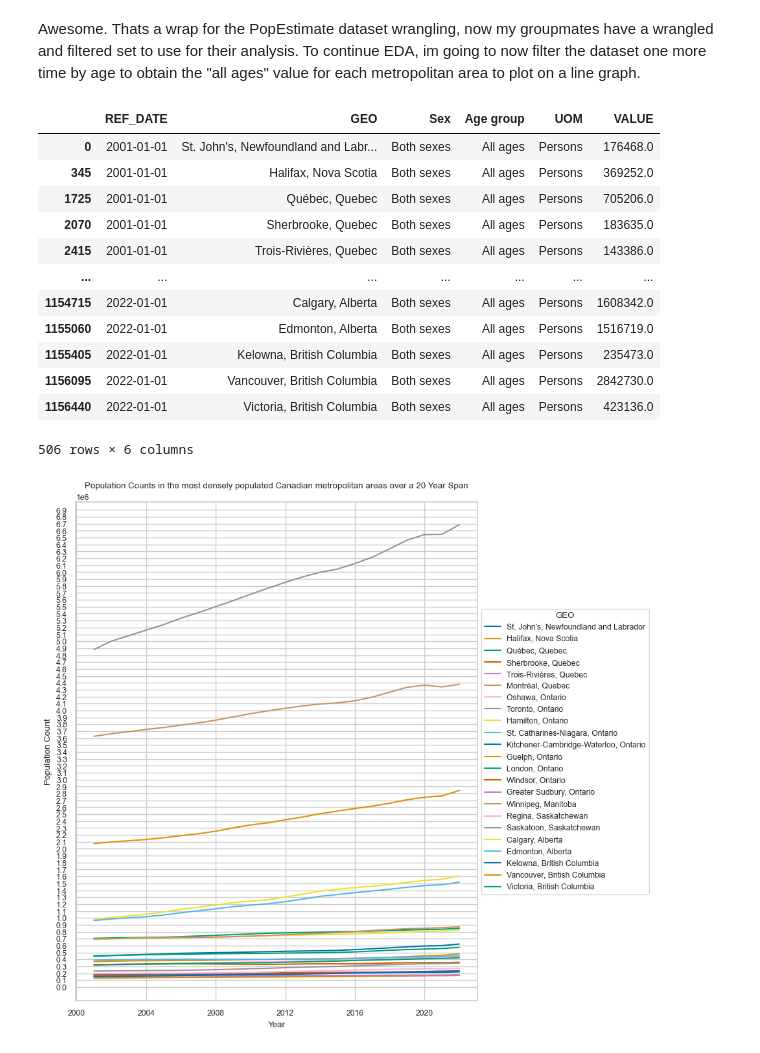
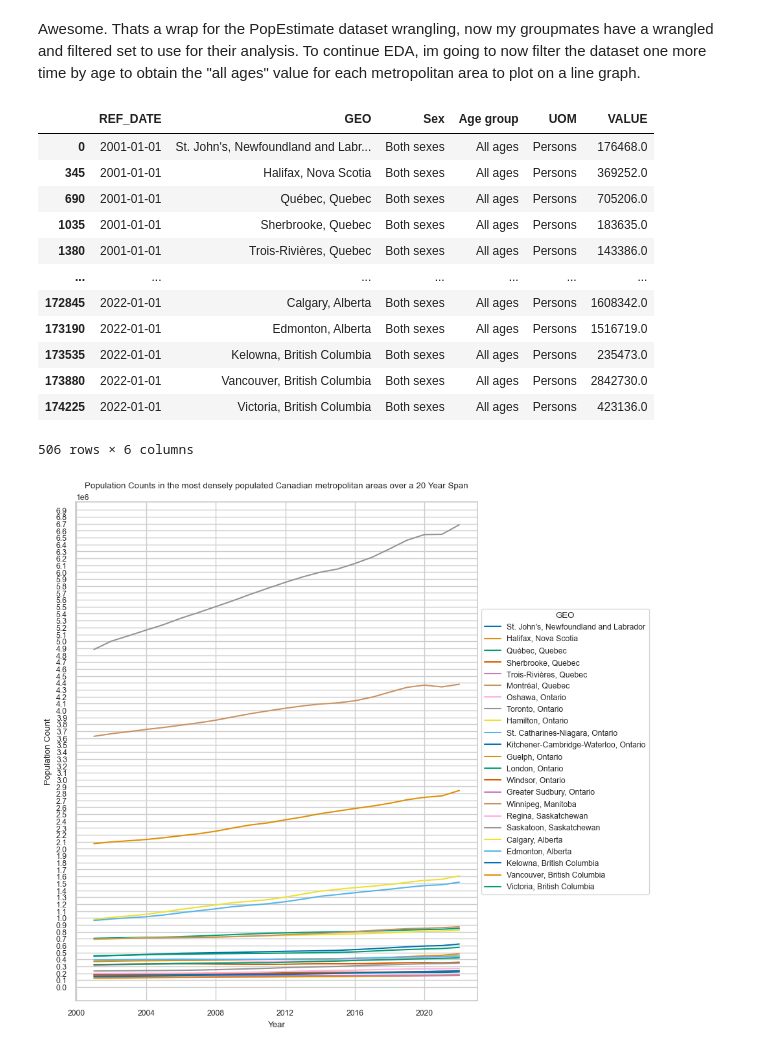
Before and after one commit to ubco-W2022T2-data301/project-group-group01, a Jupyter notebook: analysis/Logananalysis2.ipynb, the cells around one changed output. Saved outputs shown, nothing was run; the diff lists cells and outputs as text; code cells hidden in the pictures.

```diff
--- a/analysis/Logananalysis2.ipynb
+++ b/analysis/Logananalysis2.ipynb
@@ -32,8 +32,7 @@ PopEstimate.head(5)
 ## Data Wrangling
 Theres quite a few columns here that are going to be erraneous for my analysis, so I'm first going to drop the columns that are not directly related to the general geographical location and to the population, and age of populants.
 # %%
-PE_Wrangled = PopEstimate.drop(columns=['DGUID', 'UOM_ID', 'SCALAR_FACTOR', 'SCALAR_ID', 'VECTOR', 'COORDINATE', 'STATUS', 'SYMBOL', 'TERMINATED', 'DECIMALS'], axis=1).reset_index()
-PE_Wrangled = PE_Wrangled.drop(columns=["index"])
+PE_Wrangled = PopEstimate.drop(columns=['DGUID', 'UOM_ID', 'SCALAR_FACTOR', 'SCALAR_ID', 'VECTOR', 'COORDINATE', 'STATUS', 'SYMBOL', 'TERMINATED', 'DECIMALS'], axis=1).reset_index().drop(columns=["index"])
 PE_Wrangled.sample(10)
 # %% [output]
 |  | REF_DATE | GEO | Sex | Age group | UOM | VALUE |
@@ -390,20 +336,17 @@ PE_Wrangled = PE_Wrangled.drop(PE_Wrangled[PE_Wrangled.GEO.isin(['Canada',
                                                                 'Area outside census metropolitan areas and census agglomerations, Saskatchewan',
                                                                 'Area outside census metropolitan areas and census agglomerations, Yukon',
                                                                 'Ottawa - Gatineau (CMA), Ontario part, Ontario',
-                                                                'Ottawa - Gatineau (CMA), Quebec part, Quebec'])].index)
-PE_Wrangled = PE_Wrangled.reset_index()
-PE_Wrangled["GEO"] = PE_Wrangled["GEO"].str.replace(r'\(CMA\)', '').str.strip()
-PE_Wrangled["GEO"] = PE_Wrangled["GEO"].str.replace(r' ,', ',').str.strip()
-PE_Wrangled["GEO"] = PE_Wrangled["GEO"].str.replace(r' - ', '-').str.strip()
+                                                                'Ottawa - Gatineau (CMA), Quebec part, Quebec'])].index).reset_index()
+PE_Wrangled["GEO"] = PE_Wrangled["GEO"].str.replace(r'\(CMA\)', '').str.strip().str.replace(r' ,', ',').str.strip().str.replace(r' - ', '-').str.strip()
 PE_Wrangled = PE_Wrangled.drop(PE_Wrangled[PE_Wrangled.GEO.isin(['Barrie, Ontario',
                                                                  'Abbotsford-Mission, British Columbia',
                                                                  'Kingston, Ontario',
                                                                  'Ottawa-Gatineau, Ontario/Quebec',
                                                                  'Saguenay, Quebec',
                                                                  'Brantford, Ontario',
-                                                                 'Moncton, New Brunswick'])].index)
+                                                                 'Moncton, New Brunswick'])].index).drop(columns=["index"])
 PE_Wrangled.to_csv("../data/processed/PE_Wrangled.csv")
-PE_Wrangled.drop(columns=["index"])
+PE_Wrangled
 # %% [output]
 |  | REF_DATE | GEO | Sex | Age group | UOM | VALUE |
 | 0 | 2001 | St. John's, Newfoundland and Labr... | Both sexes | All ages | Persons | 176468.0 |
@@ -490,20 +414,20 @@ Awesome. Thats a wrap for the PopEstimate dataset wrangling, now my groupmates h
 # %%
 PE_Wrangled_Final_all_ages = PE_Wrangled_Final.drop(PE_Wrangled_Final[PE_Wrangled_Final['Age group'] != 'All ages'].index)
 PE_Wrangled_Final_all_ages = PE_Wrangled_Final_all_ages.drop(PE_Wrangled_Final_all_ages[PE_Wrangled_Final['Sex'] != 'Both sexes'].index)
 PE_Wrangled_Final_all_ages.reset_index()
-PE_Wrangled_Final_all_ages.drop(columns=['index'])
+PE_Wrangled_Final_all_ages
 # %% [output]
 |  | REF_DATE | GEO | Sex | Age group | UOM | VALUE |
 | 0 | 2001-01-01 | St. John's, Newfoundland and Labr... | Both sexes | All ages | Persons | 176468.0 |
 | 345 | 2001-01-01 | Halifax, Nova Scotia | Both sexes | All ages | Persons | 369252.0 |
-| 1725 | 2001-01-01 | Québec, Quebec | Both sexes | All ages | Persons | 705206.0 |
-| 2070 | 2001-01-01 | Sherbrooke, Quebec | Both sexes | All ages | Persons | 183635.0 |
-| 2415 | 2001-01-01 | Trois-Rivières, Quebec | Both sexes | All ages | Persons | 143386.0 |
+| 690 | 2001-01-01 | Québec, Quebec | Both sexes | All ages | Persons | 705206.0 |
+| 1035 | 2001-01-01 | Sherbrooke, Quebec | Both sexes | All ages | Persons | 183635.0 |
+| 1380 | 2001-01-01 | Trois-Rivières, Quebec | Both sexes | All ages | Persons | 143386.0 |
 | ... | ... | ... | ... | ... | ... | ... |
-| 1154715 | 2022-01-01 | Calgary, Alberta | Both sexes | All ages | Persons | 1608342.0 |
-| 1155060 | 2022-01-01 | Edmonton, Alberta | Both sexes | All ages | Persons | 1516719.0 |
-| 1155405 | 2022-01-01 | Kelowna, British Columbia | Both sexes | All ages | Persons | 235473.0 |
-| 1156095 | 2022-01-01 | Vancouver, British Columbia | Both sexes | All ages | Persons | 2842730.0 |
-| 1156440 | 2022-01-01 | Victoria, British Columbia | Both sexes | All ages | Persons | 423136.0 |
+| 172845 | 2022-01-01 | Calgary, Alberta | Both sexes | All ages | Persons | 1608342.0 |
+| 173190 | 2022-01-01 | Edmonton, Alberta | Both sexes | All ages | Persons | 1516719.0 |
+| 173535 | 2022-01-01 | Kelowna, British Columbia | Both sexes | All ages | Persons | 235473.0 |
+| 173880 | 2022-01-01 | Vancouver, British Columbia | Both sexes | All ages | Persons | 2842730.0 |
+| 174225 | 2022-01-01 | Victoria, British Columbia | Both sexes | All ages | Persons | 423136.0 |
 506 rows × 6 columns
 # %%
```
Also changed, not shown: parts of 24 cells of this notebook, 3 other files.
